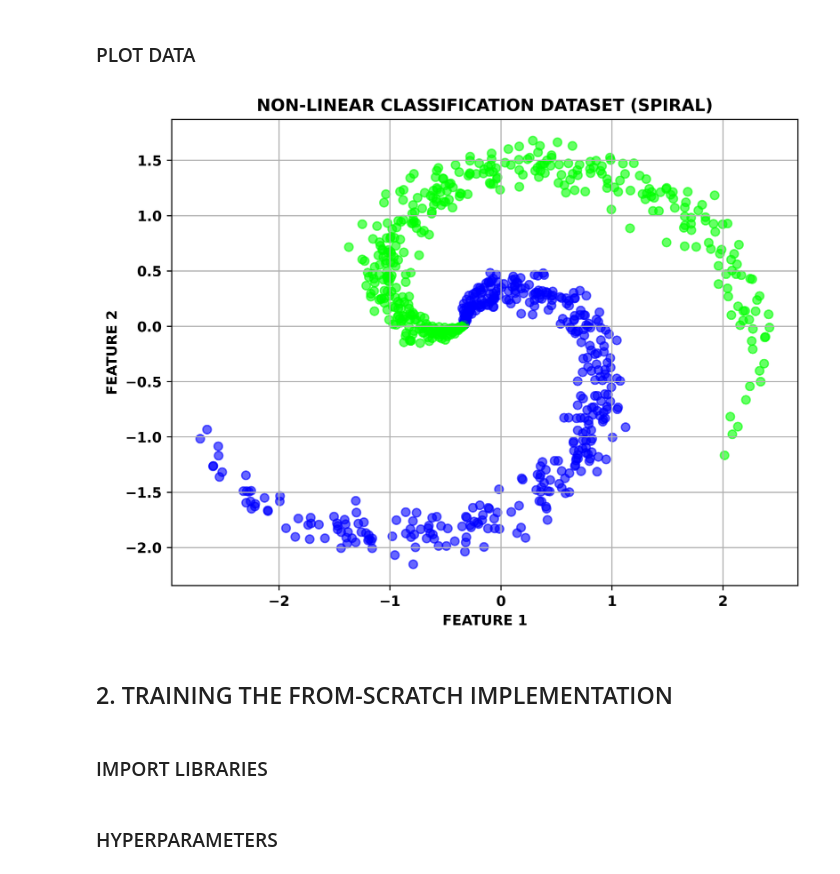
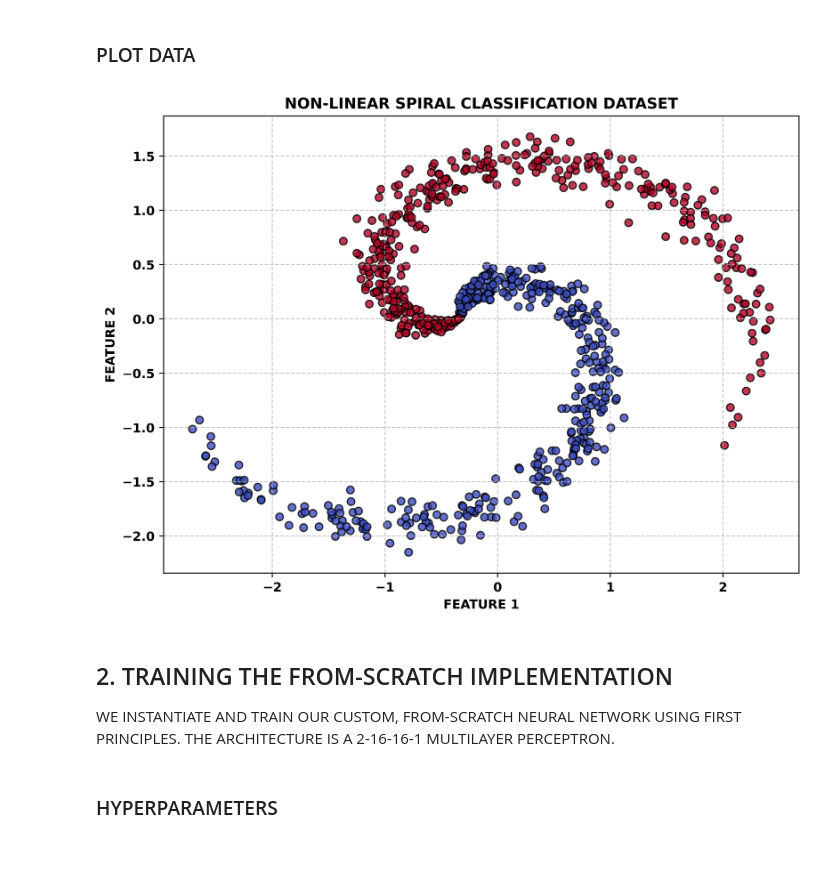
Before and after one commit to DaRkSouL36/NEURAL-FLOW, a Jupyter notebook: NOTEBOOK/ANN_ANALYSIS.ipynb, the cells around one changed output. Saved outputs shown, nothing was run; the diff lists cells and outputs as text; code cells hidden in the pictures.

Commit message:
FROM-SCRATCH NEURAL NETWORK TRAINING
- WE INSTANTIATE AND TRAIN OUR CUSTOM, FROM-SCRATCH NEURAL NETWORK USING FIRST PRINCIPLES.

- THE ARCHITECTURE IS A 2-16-16-1 MULTILAYER PERCEPTRON.

```diff
--- a/NOTEBOOK/ANN_ANALYSIS.ipynb
+++ b/NOTEBOOK/ANN_ANALYSIS.ipynb
@@ -31,15 +44,18 @@ X_TEST = SCALER.transform(X_TEST)
 # %% [markdown]
 ### PLOT DATA
 # %%
-plt.figure()
-plt.scatter(X_TRAIN[:, 0], X_TRAIN[:, 1], c=Y_TRAIN.flatten(), cmap='brg', alpha=0.6)
-plt.title('NON-LINEAR CLASSIFICATION DATASET (SPIRAL)')
-plt.xlabel('FEATURE 1')
-plt.ylabel('FEATURE 2')
+plt.figure(figsize=(8, 6), dpi=500)
+plt.scatter(X_TRAIN[:, 0], X_TRAIN[:, 1], c=Y_TRAIN.flatten(), cmap='coolwarm', edgecolors='k', alpha=0.8)
+plt.title('NON-LINEAR SPIRAL CLASSIFICATION DATASET', fontweight='bold', fontsize=12)
+plt.xlabel('FEATURE 1', fontweight='bold', fontsize=10)
+plt.ylabel('FEATURE 2', fontweight='bold', fontsize=10)
+plt.grid(True, linestyle='--', alpha=0.7)
+plt.tight_layout()
 plt.show()
 # %% [output]
-[figure, old version]
+[figure, new version]
 # %% [markdown]
 ## 2. TRAINING THE FROM-SCRATCH IMPLEMENTATION
+
+WE INSTANTIATE AND TRAIN OUR CUSTOM, FROM-SCRATCH NEURAL NETWORK USING FIRST PRINCIPLES.
+THE ARCHITECTURE IS A 2-16-16-1 MULTILAYER PERCEPTRON.
-# %% [markdown]
-### IMPORT LIBRARIES
```
Also changed, not shown: parts of 8 cells of this notebook.
